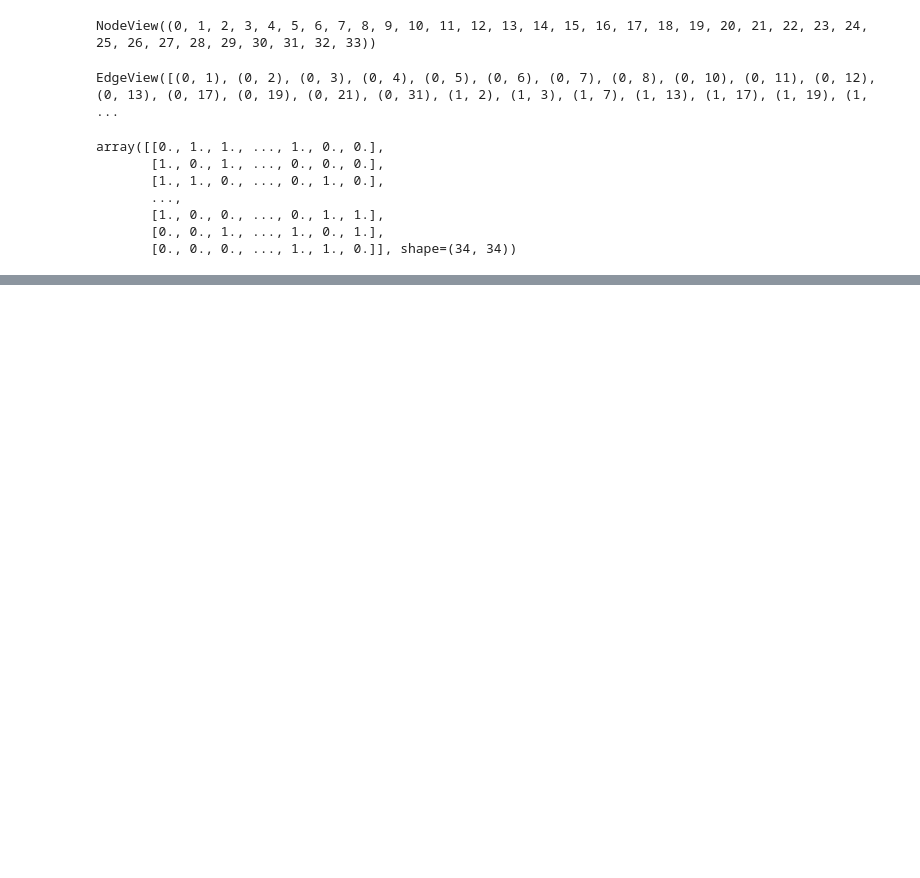
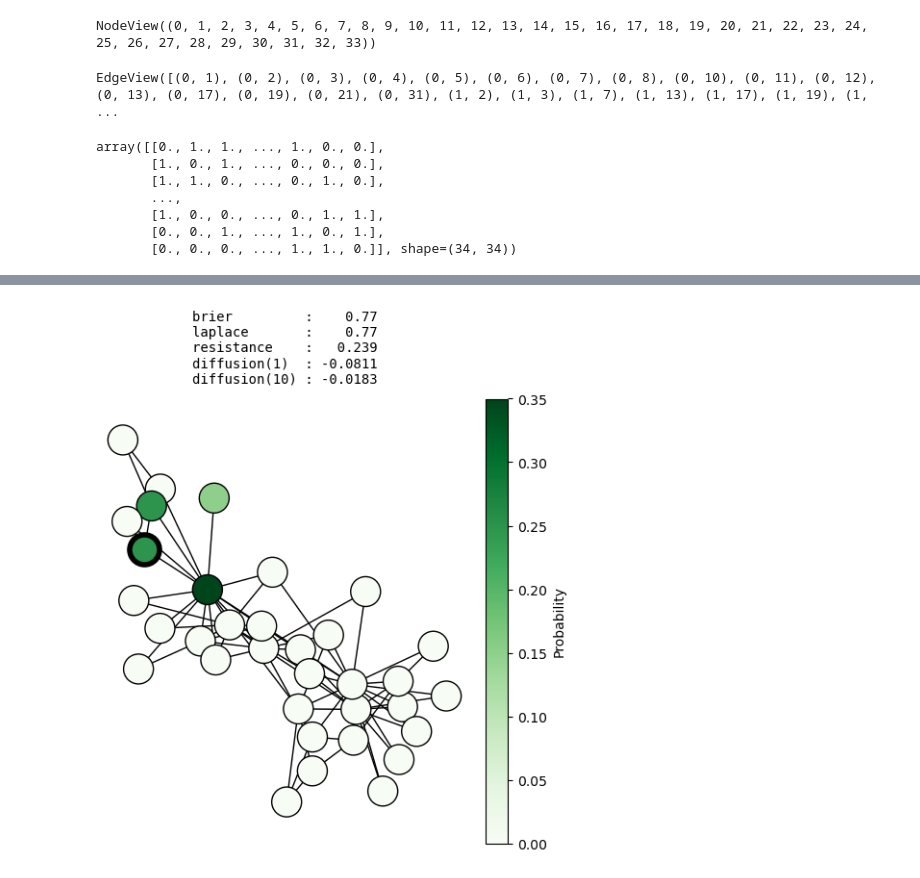
Before and after one commit to lo-hfk/proper-graph-scoring-rules, a Jupyter notebook: examples/NodeSelectionExamples.ipynb, the cells around one changed output, grey strips where cells are left out. Saved outputs shown, nothing was run; the diff lists cells and outputs as text; code cells hidden in the pictures; blank space fills up the shorter version.

```diff
--- a/examples/NodeSelectionExamples.ipynb
+++ b/examples/NodeSelectionExamples.ipynb
@@ -61,0 +84,22 @@ Diffusion Score:  -0.06756509856265211
+# %%
+from propnetscore.plotting import plot_task
+
+fig, ax = plt.subplots(figsize=(6, 6))
+
+plot_task(
+    ax, G, node_probs=prediction, true_node=true_node,
+    labels=False, colorbar=True, contrast=1, prob_color="Greens", true_color="Black",
+    scores=[
+        "brier",
+        "laplace",
+        "resistance",
+        {"diffusion": {"kappa2": 1}},
+        {"diffusion": {"kappa2": 10}}
+    ],
+    score_pos="top"
+)
+
+ax.set_axis_off()
+plt.show()
+# %% [output]
+[figure, added]
```
Also changed, not shown: parts of 4 cells of this notebook, 2 other files.
